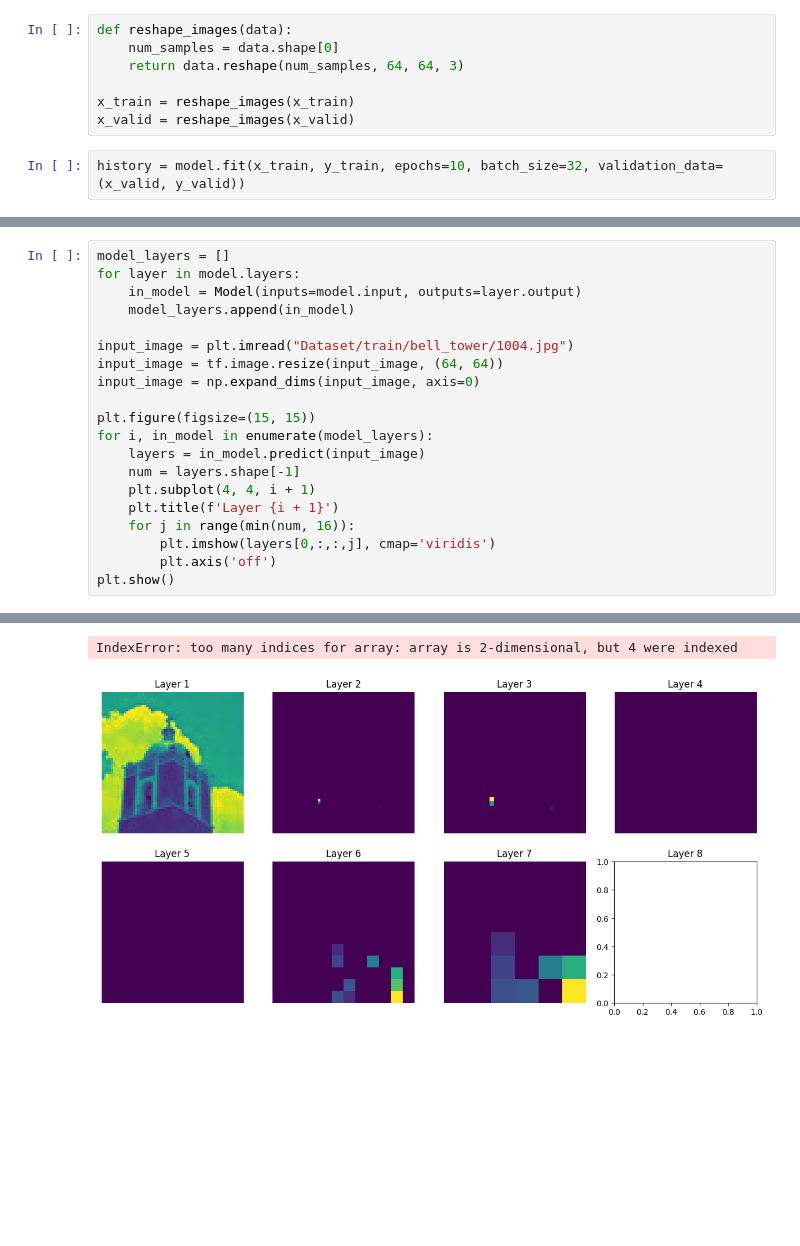
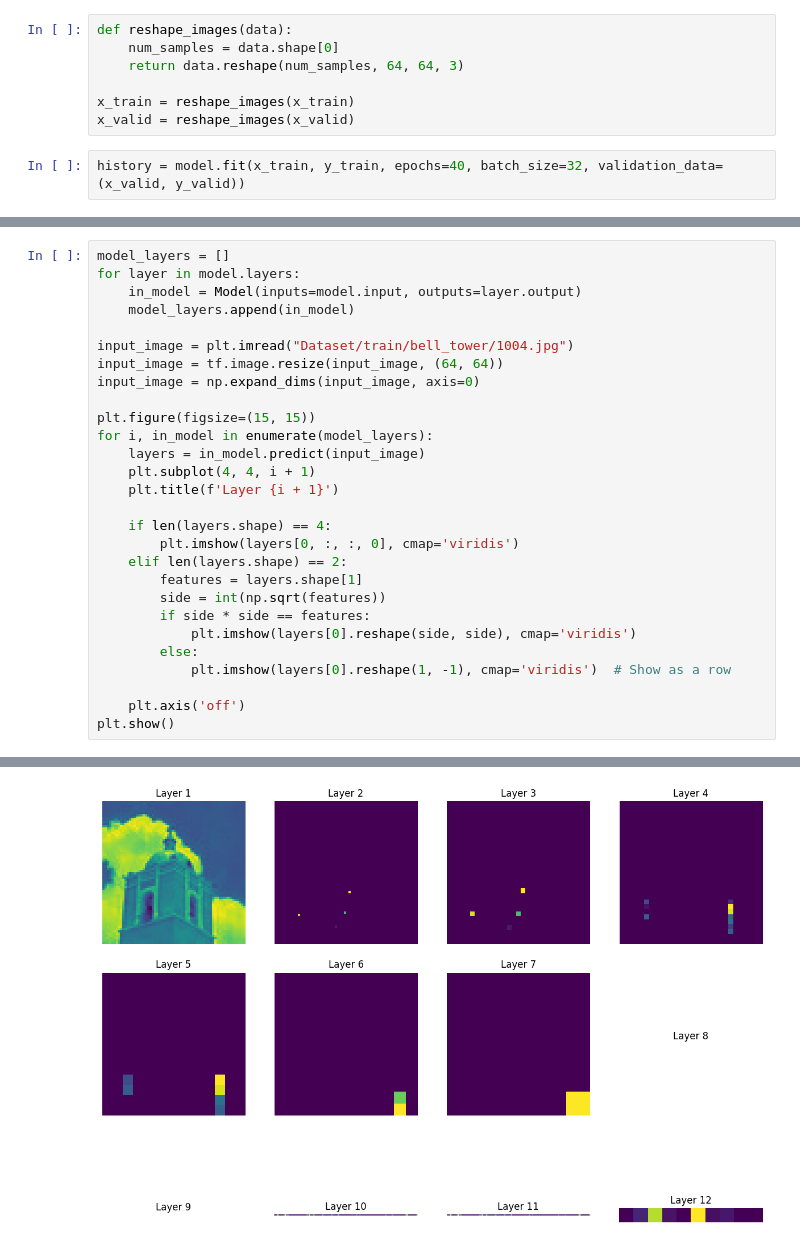
Before and after one commit to Mah-En/CNN-Model-for-Architectural-Heritage-Elements-Classification, a Jupyter notebook: Homework3.ipynb, the cells around one changed output, grey strips where cells are left out. Drawn from its saved outputs; the diff is of its cells as text; blank space fills up the shorter version.

```diff
--- a/Homework3.ipynb
+++ b/Homework3.ipynb
@@ -178,5 +178,5 @@ def reshape_images(data):
 x_train = reshape_images(x_train)
 x_valid = reshape_images(x_valid)
 # %%
-history = model.fit(x_train, y_train, epochs=10, batch_size=32, validation_data=(x_valid, y_valid))
+history = model.fit(x_train, y_train, epochs=40, batch_size=32, validation_data=(x_valid, y_valid))
 # %% [output]
@@ -239,11 +234,19 @@ input_image = np.expand_dims(input_image, axis=0)
 plt.figure(figsize=(15, 15))
 for i, in_model in enumerate(model_layers):
     layers = in_model.predict(input_image)
-    num = layers.shape[-1]
     plt.subplot(4, 4, i + 1)
     plt.title(f'Layer {i + 1}')
-    for j in range(min(num, 16)):
-        plt.imshow(layers[0,:,:,j], cmap='viridis')
-        plt.axis('off')
+
+    if len(layers.shape) == 4:
+        plt.imshow(layers[0, :, :, 0], cmap='viridis')
+    elif len(layers.shape) == 2:
+        features = layers.shape[1]
+        side = int(np.sqrt(features))
+        if side * side == features:
+            plt.imshow(layers[0].reshape(side, side), cmap='viridis')
+        else:
+            plt.imshow(layers[0].reshape(1, -1), cmap='viridis')  # Show as a row
+
+    plt.axis('off')
 plt.show()
 # %% [output]
@@ -260,2 +265 @@ WARNING:tensorflow:6 out of the last 6 calls to <function TensorFlowTrainer.make
-IndexError: too many indices for array: array is 2-dimensional, but 4 were indexed
-[figure, old version]
+[figure, new version]
```
Also changed, not shown: parts of 6 cells of this notebook, 10 other files.
